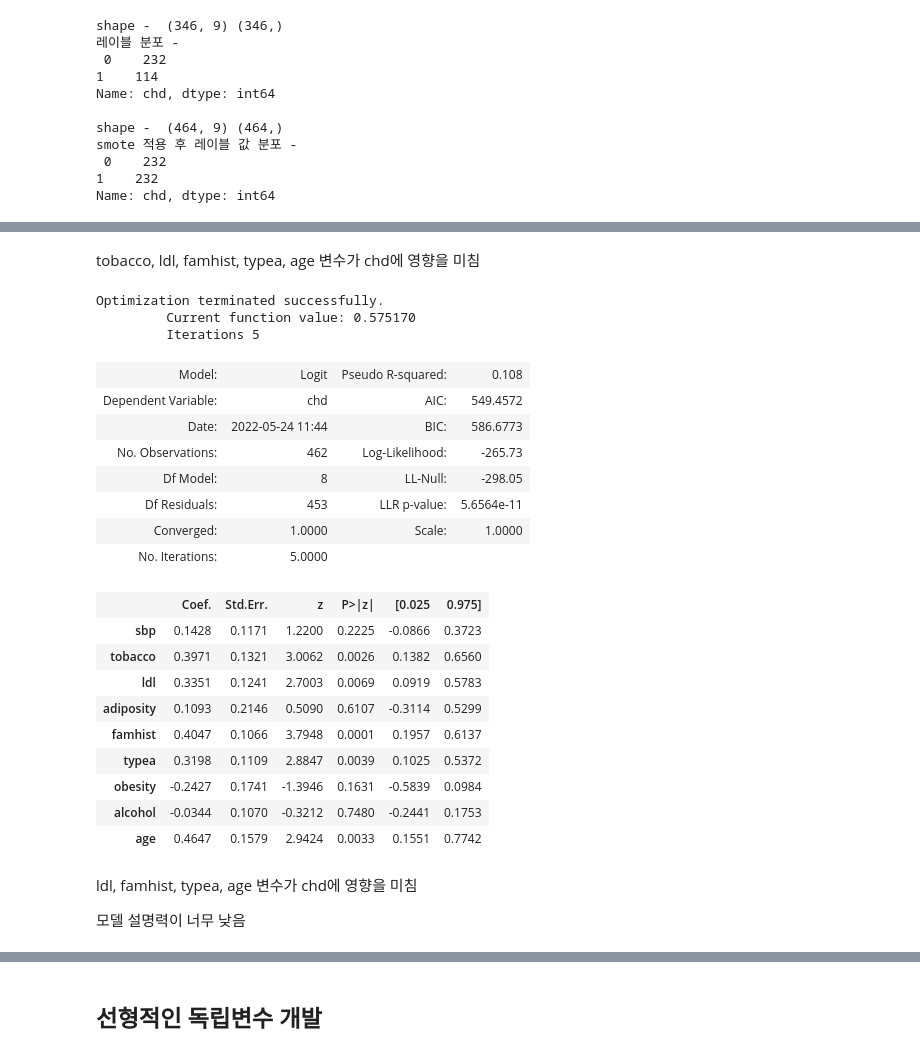
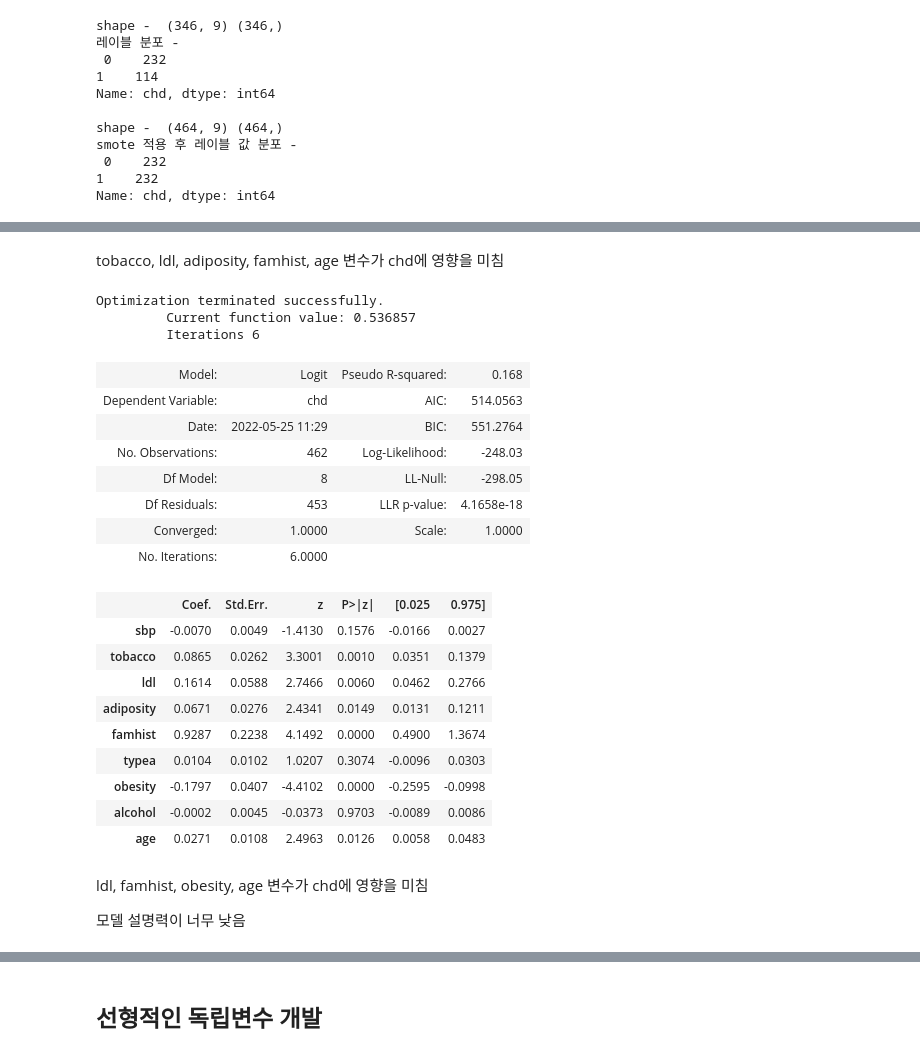
Before and after one commit to haenoya/AIproject, a Jupyter notebook: 데이터마이닝.ipynb, the cells around one changed output, grey strips where cells are left out. Drawn from its saved outputs; the diff is of its cells as text; code cells hidden in the pictures.

```diff
--- a/데이터마이닝.ipynb
+++ b/데이터마이닝.ipynb
@@ -415,33 +430,33 @@ weighted avg       0.69      0.68      0.68       116
 # %% [markdown]
-tobacco, ldl, famhist, typea, age 변수가 chd에 영향을 미침
+tobacco, ldl, adiposity, famhist, age 변수가 chd에 영향을 미침
 # %%
-logit = sm.Logit(heart.iloc[:, -1], data_scale)
+logit = sm.Logit(heart.iloc[:, -1], heart.iloc[:,1:-1])
 result = logit.fit()
 result.summary2()
 # %% [output]
 Optimization terminated successfully.
-         Current function value: 0.575170
-         Iterations 5
+         Current function value: 0.536857
+         Iterations 6
-| Model: | Logit | Pseudo R-squared: | 0.108 |
-| Dependent Variable: | chd | AIC: | 549.4572 |
-| Date: | 2022-05-24 11:44 | BIC: | 586.6773 |
-| No. Observations: | 462 | Log-Likelihood: | -265.73 |
+| Model: | Logit | Pseudo R-squared: | 0.168 |
+| Dependent Variable: | chd | AIC: | 514.0563 |
+| Date: | 2022-05-25 11:29 | BIC: | 551.2764 |
+| No. Observations: | 462 | Log-Likelihood: | -248.03 |
 | Df Model: | 8 | LL-Null: | -298.05 |
-| Df Residuals: | 453 | LLR p-value: | 5.6564e-11 |
+| Df Residuals: | 453 | LLR p-value: | 4.1658e-18 |
 | Converged: | 1.0000 | Scale: | 1.0000 |
-| No. Iterations: | 5.0000 |  |  |
+| No. Iterations: | 6.0000 |  |  |
 |  | Coef. | Std.Err. | z | P>|z| | [0.025 | 0.975] |
-| sbp | 0.1428 | 0.1171 | 1.2200 | 0.2225 | -0.0866 | 0.3723 |
-| tobacco | 0.3971 | 0.1321 | 3.0062 | 0.0026 | 0.1382 | 0.6560 |
-| ldl | 0.3351 | 0.1241 | 2.7003 | 0.0069 | 0.0919 | 0.5783 |
-| adiposity | 0.1093 | 0.2146 | 0.5090 | 0.6107 | -0.3114 | 0.5299 |
-| famhist | 0.4047 | 0.1066 | 3.7948 | 0.0001 | 0.1957 | 0.6137 |
-| typea | 0.3198 | 0.1109 | 2.8847 | 0.0039 | 0.1025 | 0.5372 |
-| obesity | -0.2427 | 0.1741 | -1.3946 | 0.1631 | -0.5839 | 0.0984 |
-| alcohol | -0.0344 | 0.1070 | -0.3212 | 0.7480 | -0.2441 | 0.1753 |
-| age | 0.4647 | 0.1579 | 2.9424 | 0.0033 | 0.1551 | 0.7742 |
+| sbp | -0.0070 | 0.0049 | -1.4130 | 0.1576 | -0.0166 | 0.0027 |
+| tobacco | 0.0865 | 0.0262 | 3.3001 | 0.0010 | 0.0351 | 0.1379 |
+| ldl | 0.1614 | 0.0588 | 2.7466 | 0.0060 | 0.0462 | 0.2766 |
+| adiposity | 0.0671 | 0.0276 | 2.4341 | 0.0149 | 0.0131 | 0.1211 |
+| famhist | 0.9287 | 0.2238 | 4.1492 | 0.0000 | 0.4900 | 1.3674 |
+| typea | 0.0104 | 0.0102 | 1.0207 | 0.3074 | -0.0096 | 0.0303 |
+| obesity | -0.1797 | 0.0407 | -4.4102 | 0.0000 | -0.2595 | -0.0998 |
+| alcohol | -0.0002 | 0.0045 | -0.0373 | 0.9703 | -0.0089 | 0.0086 |
+| age | 0.0271 | 0.0108 | 2.4963 | 0.0126 | 0.0058 | 0.0483 |
 # %% [markdown]
-ldl, famhist, typea, age 변수가 chd에 영향을 미침
+ldl, famhist, obesity, age 변수가 chd에 영향을 미침
 
 모델 설명력이 너무 낮음
 # %%
```
Also changed, not shown: parts of 51 cells of this notebook.
